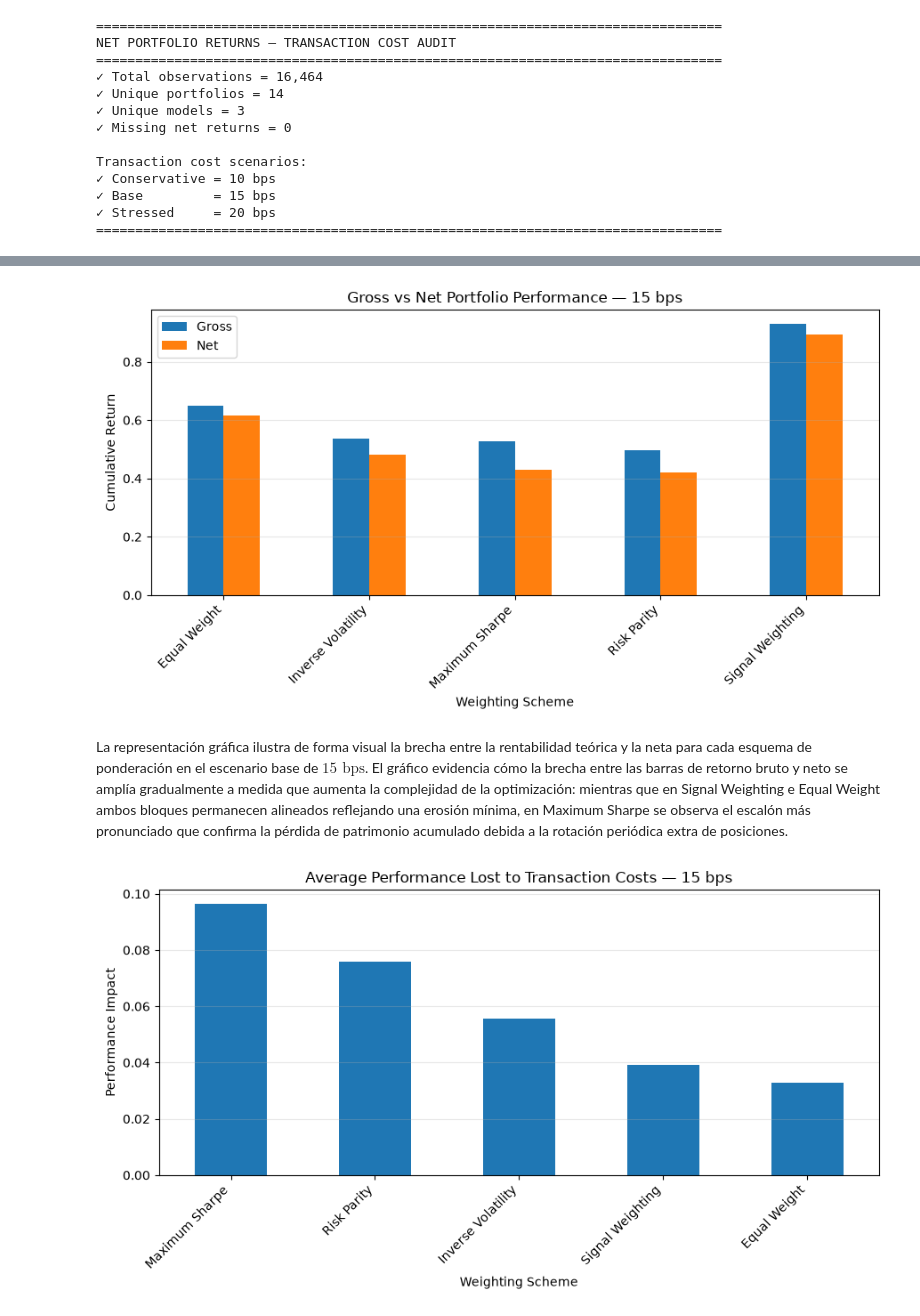
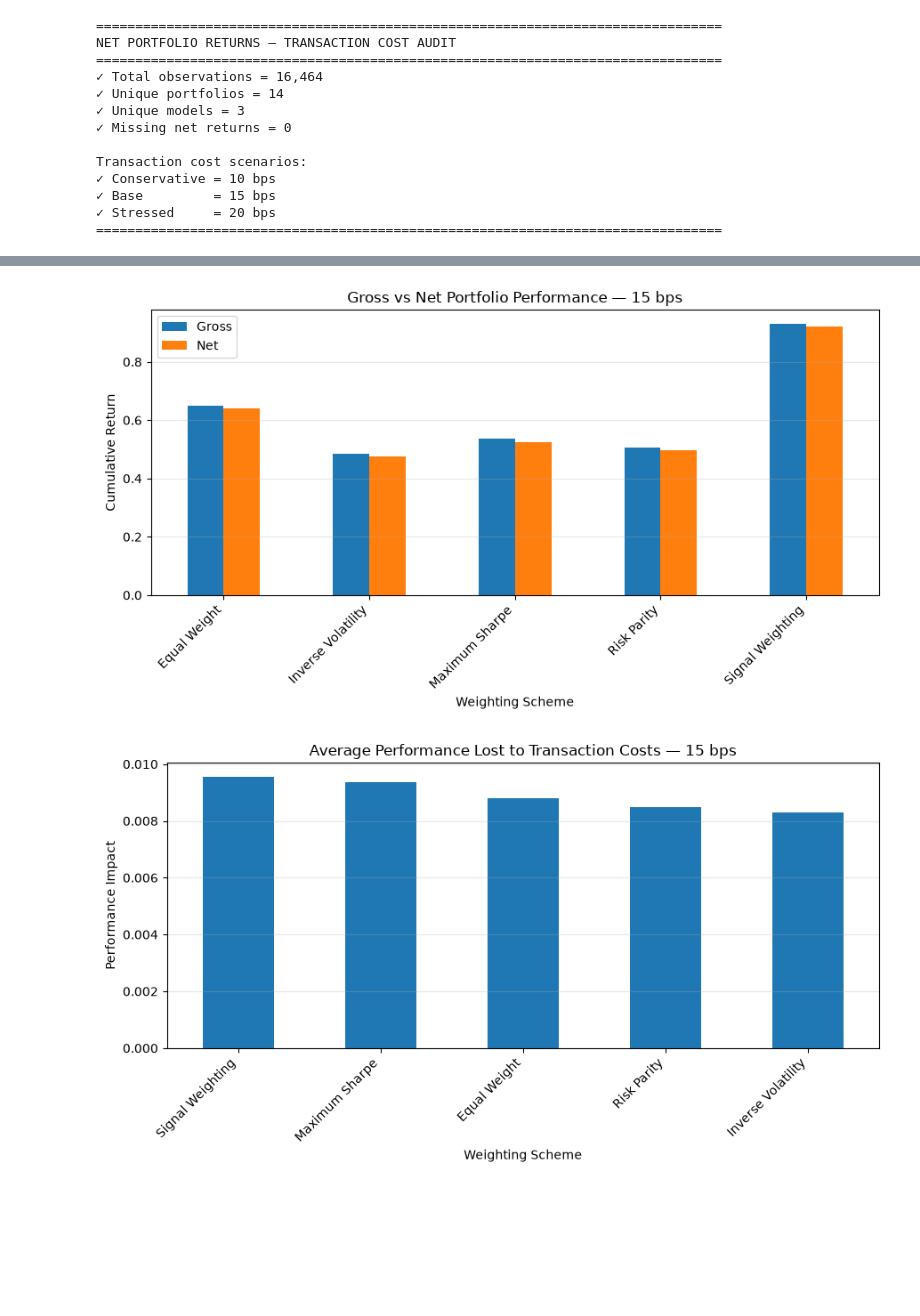
Before and after one commit to PalaciosDaniel/quant-portfolio-project, a Jupyter notebook: notebooks/08_portfolio_construction.ipynb, the cells around one changed output, grey strips where cells are left out. Drawn from its saved outputs; the diff is of its cells as text; code cells hidden in the pictures; blank space fills up the shorter version.

Commit message:
Add sensitivity analysis and refactor portfolio modules

```diff
--- a/notebooks/08_portfolio_construction.ipynb
+++ b/notebooks/08_portfolio_construction.ipynb
@@ -6732,0 +5985,2 @@ Random Forest              long_only_equal_weight       98.57%          95.19%
+# %%
+net_portfolio_returns = pd.read_parquet("../data/portfolio_results/net_portfolio_returns.parquet")
@@ -6733,20 +6056,13 @@ Random Forest              long_only_equal_weight       98.57%          95.19%
 # %%
 # =============================================================================
-# Aggregated Friction Impact by Weighting Scheme (Base Scenario - 15 bps)
+# TABLE 2: Aggregated Friction Impact by Weighting Scheme (Base Scenario - 15 bps)
 # =============================================================================
 
-# -----------------------------------------------------------------------------
-# 1. Map Weighting Scheme to Summary Dataset
-# -----------------------------------------------------------------------------
-friction_summary["weighting_scheme"] = friction_summary["portfolio"].apply(
-    extract_weighting_scheme
-)
+table_1["weighting_scheme"] = table_1["portfolio"].apply(extract_weighting_scheme)
 
-# -----------------------------------------------------------------------------
-# 2. Aggregate Mean Performance & Friction Metrics by Weighting Scheme
-# -----------------------------------------------------------------------------
 scheme_friction = (
-    friction_summary.groupby("weighting_scheme")
+    table_1
+    .groupby("weighting_scheme")
     .agg(
         gross_return=("gross_return", "mean"),
         net_return_base=("net_return_base", "mean"),
@@ -6754,22 +6070,22 @@ scheme_friction = (
         performance_consumed_base=("performance_consumed_base", "mean"),
     )
     .sort_values("performance_consumed_base", ascending=False)
+    .reset_index()
 )
 
-# -----------------------------------------------------------------------------
-# 3. Display Table 2: Weighting Scheme Summary (Base Scenario)
-# -----------------------------------------------------------------------------
 print("=" * 80)
 print("TABLE 2: FRICTION IMPACT BY WEIGHTING SCHEME (BASE SCENARIO — 15 BPS)")
 print("=" * 80)
+
 print(
     scheme_friction.to_string(
+        index=False,
         formatters={
             "gross_return": lambda x: f"{x:.2%}",
             "net_return_base": lambda x: f"{x:.2%}",
             "friction_impact_base": lambda x: f"{x:.2%}",
             "performance_consumed_base": lambda x: f"{x:.2%}",
-        }
+        },
     )
 )
 # %% [output]
@@ -6792,8 +6107,10 @@ En el extremo opuesto, la ponderación directa por señal (Signal Weighting) eme
 # Gross vs Net Performance by Weighting Scheme
 # =============================================================================
 
+table_1["weighting_scheme"] = table_1["portfolio"].apply(extract_weighting_scheme)
+
 plot_data = (
-    friction_summary
+    table_1
     .groupby("weighting_scheme")[
         [
             "gross_return",
@@ -6824,7 +6141,8 @@ ax.legend(
     [
         "Gross",
         "Net"
-])
+    ]
+)
 
 ax.grid(
     axis="y",
@@ -6839,16 +6157,17 @@ plt.xticks(
 plt.tight_layout()
 plt.show()
 # %% [output]
-[figure, old version]
+[figure, new version]
-# %% [markdown]
-La representación gráfica ilustra de forma visual la brecha entre la rentabilidad teórica y la neta para cada esquema de ponderación en el escenario base de $15\text{ bps}$. El gráfico evidencia cómo la brecha entre las barras de retorno bruto y neto se amplía gradualmente a medida que aumenta la complejidad de la optimización: mientras que en Signal Weighting e Equal Weight ambos bloques permanecen alineados reflejando una erosión mínima, en Maximum Sharpe se observa el escalón más pronunciado que confirma la pérdida de patrimonio acumulado debida a la rotación periódica extra de posiciones.
 # %%
 # =============================================================================
 # Friction Cost by Weighting Scheme
 # =============================================================================
 
+
+table_1["weighting_scheme"] = table_1["portfolio"].apply(extract_weighting_scheme)
+
 friction_plot = (
-    friction_summary
+    table_1
     .groupby("weighting_scheme")[
         "friction_impact_base"
     ]
@@ -6857,35 +6176,36 @@ friction_plot = (
         ascending=False
     )
 )
+
 
 ax = friction_plot.plot(
     kind="bar",
     figsize=(9, 5),
 )
 
 ax.set_title(
     "Average Performance Lost to Transaction Costs — 15 bps"
 )
 
 ax.set_ylabel(
     "Performance Impact"
 )
 
 ax.set_xlabel(
     "Weighting Scheme"
 )
 
 ax.grid(
     axis="y",
     alpha=0.3,
 )
 
 plt.xticks(
     rotation=45,
     ha="right",
 )
 
 plt.tight_layout()
 plt.show()
 # %% [output]
-[figure, old version]
+[figure, new version]
```
Also changed, not shown: parts of 78 cells of this notebook, 3 other files.
